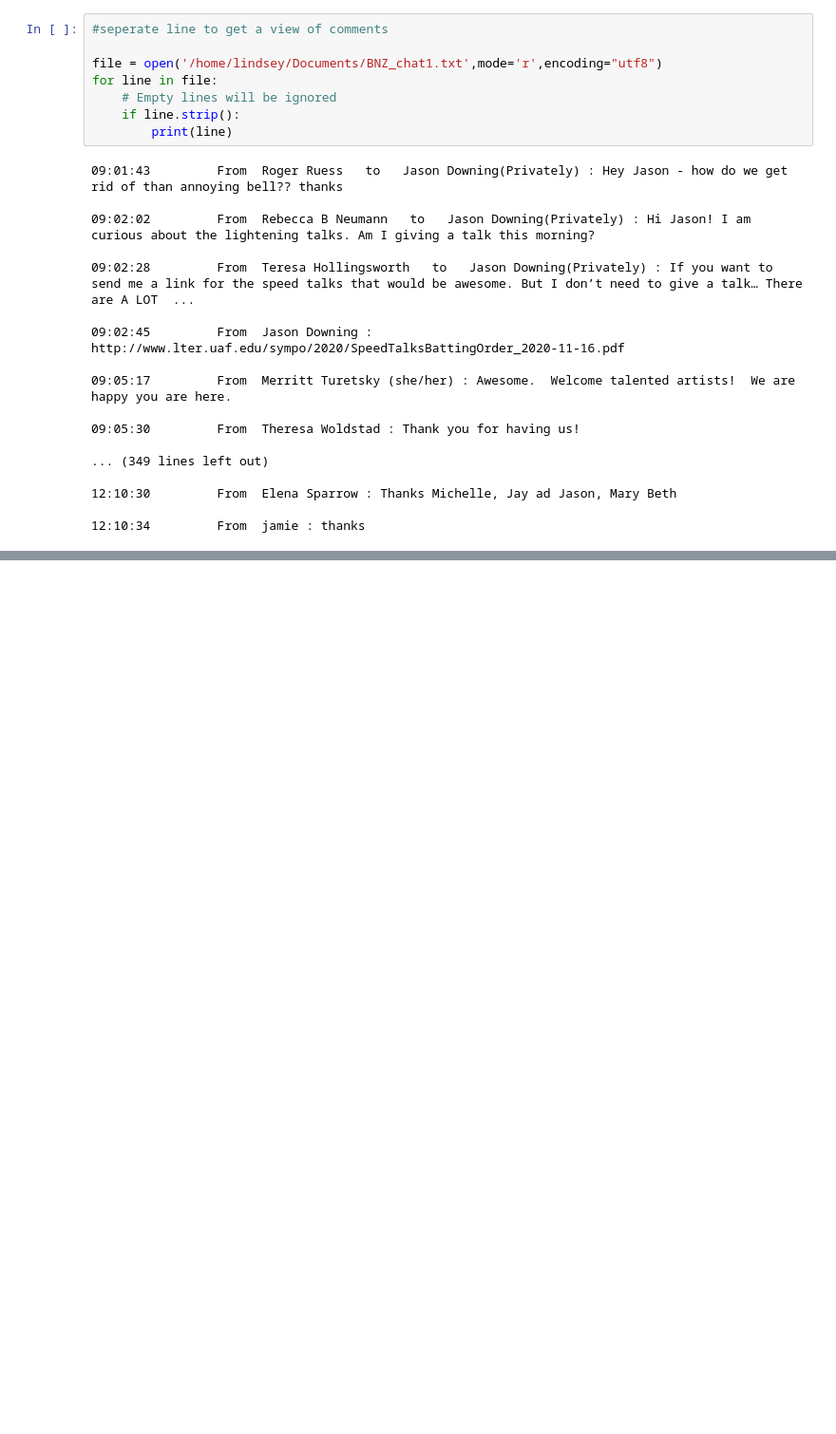
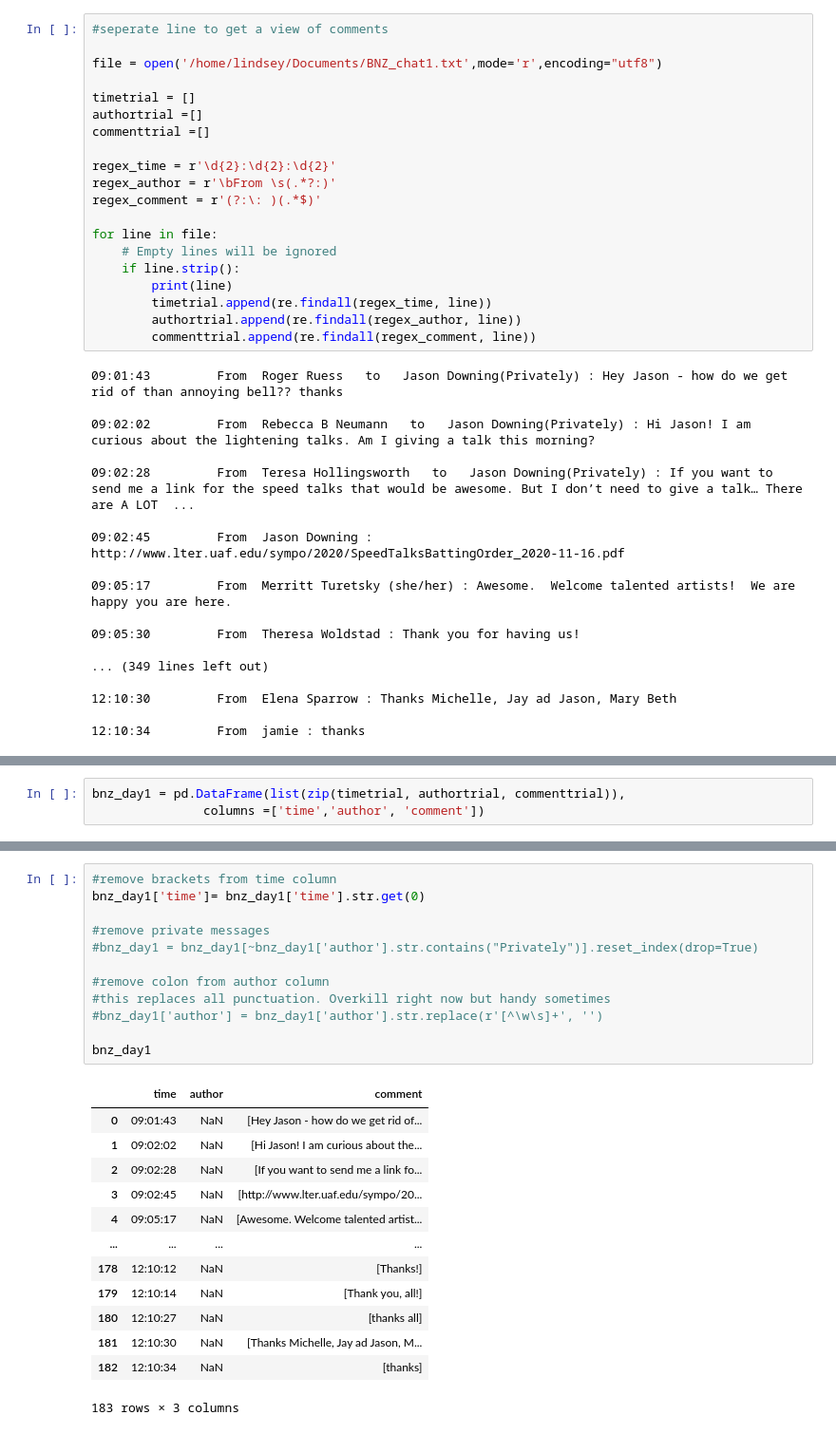
Before and after one commit to LVParkinson/BNZ_2020_ZoomNLP, a Jupyter notebook: Zoom_NLP.ipynb, the cells around one changed output, grey strips where cells are left out. Shown at 95% size. Drawn from its saved outputs; the diff is of its cells as text; blank space fills up the shorter version.

Commit message:
simplified data extraction problem with data cleaning

```diff
--- a/Zoom_NLP.ipynb
+++ b/Zoom_NLP.ipynb
@@ -8,10 +8,22 @@ import time
 #seperate line to get a view of comments
 
 file = open('/home/lindsey/Documents/BNZ_chat1.txt',mode='r',encoding="utf8")
+
+timetrial = []
+authortrial =[]
+commenttrial =[]
+
+regex_time = r'\d{2}:\d{2}:\d{2}'
+regex_author = r'\bFrom \s(.*?:)'
+regex_comment = r'(?:\: )(.*$)'
+
 for line in file:
     # Empty lines will be ignored
     if line.strip():
         print(line)
+        timetrial.append(re.findall(regex_time, line))
+        authortrial.append(re.findall(regex_author, line))
+        commenttrial.append(re.findall(regex_comment, line))
 # %% [output]
 09:01:43         From  Roger Ruess   to   Jason Downing(Privately) : Hey Jason - how do we get rid of than annoying bell?? thanks
 
@@ -198,0 +45,3 @@ bnz1_df
+# %%
+bnz_day1 = pd.DataFrame(list(zip(timetrial, authortrial, commenttrial)),
+               columns =['time','author', 'comment'])
@@ -198,0 +64,26 @@ bnz1_df
+# %%
+#remove brackets from time column
+bnz_day1['time']= bnz_day1['time'].str.get(0)
+
+#remove private messages
+#bnz_day1 = bnz_day1[~bnz_day1['author'].str.contains("Privately")].reset_index(drop=True)
+
+#remove colon from author column
+#this replaces all punctuation. Overkill right now but handy sometimes
+#bnz_day1['author'] = bnz_day1['author'].str.replace(r'[^\w\s]+', '')
+
+bnz_day1
+# %% [output]
+|  | time | author | comment |
+| 0 | 09:01:43 | NaN | [Hey Jason - how do we get rid of... |
+| 1 | 09:02:02 | NaN | [Hi Jason! I am curious about the... |
+| 2 | 09:02:28 | NaN | [If you want to send me a link fo... |
+| 3 | 09:02:45 | NaN | [http://www.lter.uaf.edu/sympo/20... |
+| 4 | 09:05:17 | NaN | [Awesome. Welcome talented artist... |
+| ... | ... | ... | ... |
+| 178 | 12:10:12 | NaN | [Thanks!] |
+| 179 | 12:10:14 | NaN | [Thank you, all!] |
+| 180 | 12:10:27 | NaN | [thanks all] |
+| 181 | 12:10:30 | NaN | [Thanks Michelle, Jay ad Jason, M... |
+| 182 | 12:10:34 | NaN | [thanks] |
+183 rows × 3 columns
```
Also changed, not shown: parts of 18 cells of this notebook, 1 other file.
